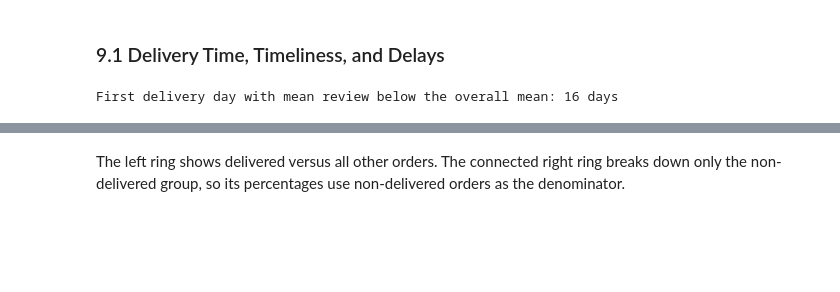
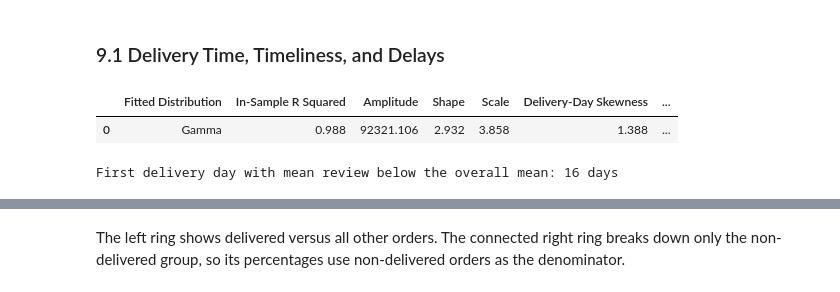
Before and after one commit to Observl/BigDataAnalysisPortfolio, a Jupyter notebook: Brazilian E-Commerce Analysis/Brazil EC.ipynb, the cells around one changed output, grey strips where cells are left out. Drawn from its saved outputs; the diff is of its cells as text; code cells hidden in the pictures; blank space fills up the shorter version.

```diff
--- a/Brazilian E-Commerce Analysis/Brazil EC.ipynb
+++ b/Brazilian E-Commerce Analysis/Brazil EC.ipynb
@@ -1522,6 +1712,55 @@ below_average_days = delivery_day_summary.loc[
 ]
 review_below_average_day = int(below_average_days["delivery_day"].iloc[0]) if not below_average_days.empty else None
 
+# Select the best three-parameter distribution by in-sample R-squared across all displayed day bins.
+from scipy.optimize import least_squares
+from scipy.stats import gamma, lognorm, weibull_min
+plotted_delivery_days = delivery_review_days.loc[
+    delivery_review_days["delivery_day"].isin(delivery_day_summary["delivery_day"]), "delivery_day"
+]
+delivery_day_skewness = plotted_delivery_days.skew()
+delivery_day_excess_kurtosis = plotted_delivery_days.kurt()
+delivery_midpoints = plotted_delivery_days.to_numpy(dtype=float) + 0.5
+delivery_mean = delivery_midpoints.mean()
+delivery_variance = delivery_midpoints.var()
+moment_shape = delivery_mean ** 2 / delivery_variance
+moment_scale = delivery_variance / delivery_mean
+fit_days = delivery_day_summary["delivery_day"].to_numpy(dtype=float)
+observed_day_counts = delivery_day_summary["reviewed_orders"].to_numpy(dtype=float)
+total_squared_deviation = np.sum((observed_day_counts - observed_day_counts.mean()) ** 2)
+
+def distribution_day_counts(parameters, distribution):
+    amplitude, shape, scale = parameters
+    day_probability = (
+        distribution.cdf(fit_days + 1, shape, scale=scale)
+        - distribution.cdf(fit_days, shape, scale=scale)
+    )
+    return amplitude * day_probability
+
+candidate_distributions = {
+    "Gamma": (gamma, moment_shape, moment_scale),
+    "Lognormal": (lognorm, np.sqrt(np.log1p(delivery_variance / delivery_mean ** 2)),
+                  delivery_mean / np.sqrt(1 + delivery_variance / delivery_mean ** 2)),
+    "Weibull": (weibull_min, 1.5, delivery_mean),
+}
+distribution_fits = []
+for distribution_name, (distribution, initial_shape, initial_scale) in candidate_distributions.items():
+    for scale_factor in (0.75, 1.0, 1.25):
+        initial_parameters = [observed_day_counts.sum(), initial_shape, initial_scale * scale_factor]
+        result = least_squares(
+            lambda parameters: distribution_day_counts(parameters, distribution) - observed_day_counts,
+            x0=initial_parameters, bounds=([1, 0.05, 0.1], [np.inf, 50, 200]),
+            max_nfev=10000,
+        )
+        fitted_counts = distribution_day_counts(result.x, distribution)
+        residual_sum_of_squares = np.sum((observed_day_counts - fitted_counts) ** 2)
+        distribution_fits.append((1 - residual_sum_of_squares / total_squared_deviation,
+                                  distribution_name, result.x, fitted_counts))
+fit_r_squared, fit_name, fit_parameters, fitted_day_counts = max(
+    distribution_fits, key=lambda fitted: fitted[0]
+)
+fit_amplitude, fit_shape, fit_scale = fit_parameters
+
 delivery_review_figure = make_subplots(
     rows=1, cols=2, column_widths=[0.54, 0.46], horizontal_spacing=0.11,
     subplot_titles=("Mean Review vs. Overall Average", "Review Volume and Mean Score"),
@@ -1531,40 +1770,61 @@ delivery_review_figure.add_trace(go.Scatter(
     mode="lines+markers", name="Daily mean review",
     line={"color": "#2563EB", "width": 2.5}, marker={"size": 5},
 ), row=1, col=1)
 delivery_review_figure.add_hline(
     y=overall_delivered_review_mean, line_color="#64748B", line_dash="dash",
     annotation_text=f"Overall mean: {overall_delivered_review_mean:.2f}", row=1, col=1,
 )
 delivery_review_figure.add_trace(go.Bar(
     x=delivery_day_summary["delivery_day"], y=delivery_day_summary["reviewed_orders"],
     marker={
         "color": delivery_day_summary["average_review_score"], "colorscale": "RdYlGn",
         "cmin": 1, "cmax": 5, "showscale": True,
         "colorbar": {"title": "Mean Review", "x": 1.02, "len": 0.75},
     },
     customdata=delivery_day_summary[["average_review_score", "low_review_rate", "high_review_rate"]].to_numpy(),
     hovertemplate="Delivery: %{x} days<br>Reviewed orders: %{y:,.0f}<br>Mean review: %{customdata[0]:.2f} / 5<br>Low score: %{customdata[1]:.1%}<br>High score: %{customdata[2]:.1%}<extra></extra>",
     showlegend=False,
 ), row=1, col=2)
+delivery_review_figure.add_trace(go.Scatter(
+    x=delivery_day_summary["delivery_day"], y=fitted_day_counts,
+    mode="lines", name=f"{fit_name} fit (R²={fit_r_squared:.3f})",
+    line={"color": "#1D4ED8", "width": 3},
+    hovertemplate="Delivery: %{x} days<br>Fitted reviewed orders: %{y:,.0f}<extra></extra>",
+), row=1, col=2)
 if review_below_average_day is not None:
-    for column in [1, 2]:
-        delivery_review_figure.add_vline(
-            x=review_below_average_day, line_color="#7C3AED", line_dash="dash", line_width=2,
-            annotation_text=f"First below mean: {review_below_average_day} days" if column == 1 else None,
-            row=1, col=column,
-        )
+    delivery_review_figure.add_vline(
+        x=review_below_average_day, line_color="#7C3AED", line_dash="dash", line_width=2,
+        annotation_text=f"First below mean: {review_below_average_day} days", row=1, col=1,
+    )
+    delivery_review_figure.add_vline(
+        x=review_below_average_day, line_color="#7C3AED", line_dash="dash", line_width=2,
+        row=1, col=2,
+    )
 delivery_review_figure.update_xaxes(title_text="Purchase-to-Delivery Days")
 delivery_review_figure.update_yaxes(title_text="Mean Review Score (1-5)", range=[1, 5], row=1, col=1)
 delivery_review_figure.update_yaxes(title_text="Reviewed Orders", row=1, col=2)
 delivery_review_figure.update_layout(
-    title="Review Outcomes by Delivery Time (First 99% of Durations; 30+ Reviews per Day)",
-    template="plotly_white", height=550,
-    legend={"orientation": "h", "y": 1.13}, margin={"l": 70, "r": 100, "t": 110, "b": 65},
+    title="Delivery Time and Review Outcomes",
+    template="plotly_white", height=600,
+    legend={"orientation": "h", "y": -0.12, "x": 0.02},
+    margin={"l": 70, "r": 100, "t": 100, "b": 105},
 )
 delivery_review_figure.show()
+display(pd.DataFrame([{
+    "Fitted Distribution": fit_name,
+    "In-Sample R Squared": fit_r_squared,
+    "Amplitude": fit_amplitude,
+    "Shape": fit_shape,
+    "Scale": fit_scale,
+    "Delivery-Day Skewness": delivery_day_skewness,
+    "Delivery-Day Excess Kurtosis": delivery_day_excess_kurtosis,
+    "Minimum Reviews per Day": 30,
+}]).round(3))
 print(
     f"First delivery day with mean review below the overall mean: {review_below_average_day} days"
     if review_below_average_day is not None else "No reviewed delivery-day bin falls below the overall mean."
 )
 # %% [output]
+|  | Fitted Distribution | In-Sample R Squared | Amplitude | Shape | Scale | Delivery-Day Skewness | ... |
+| 0 | Gamma | 0.988 | 92321.106 | 2.932 | 3.858 | 1.388 | ... |
 First delivery day with mean review below the overall mean: 16 days
```
Also changed, not shown: parts of 76 cells of this notebook, 18 other files.
